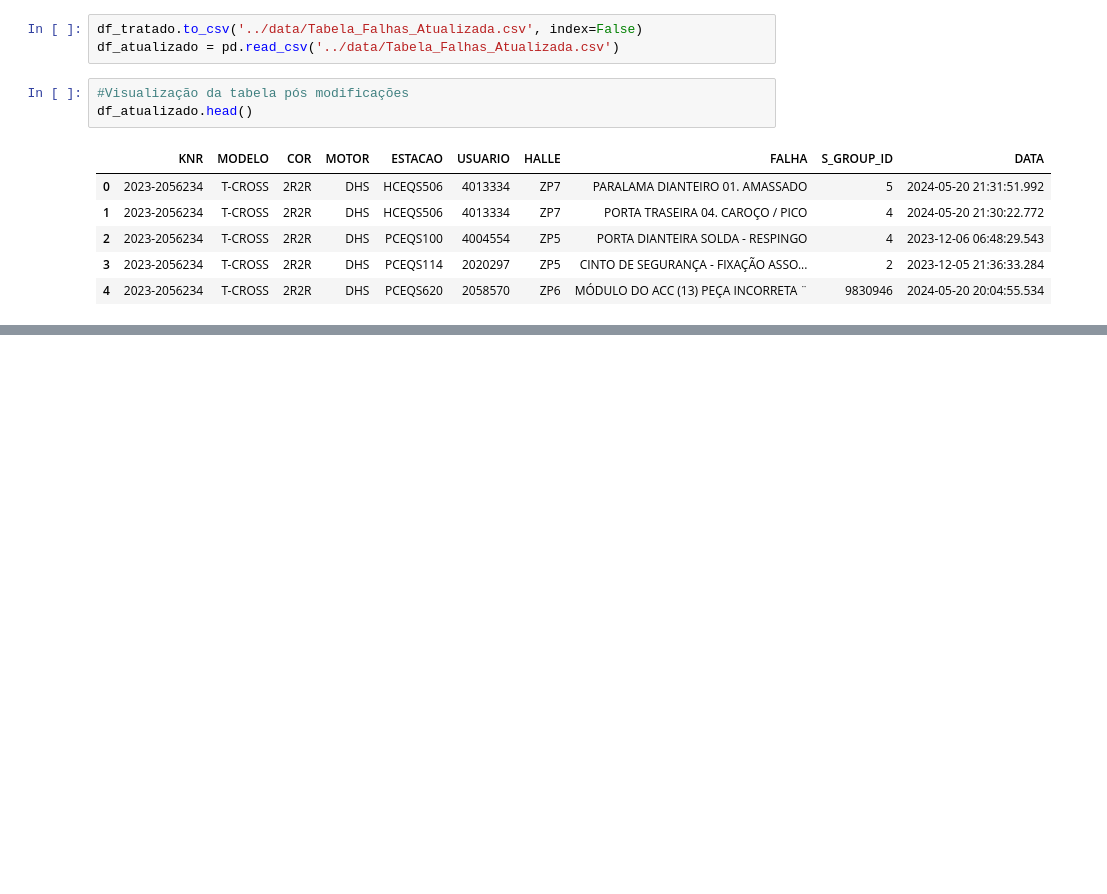
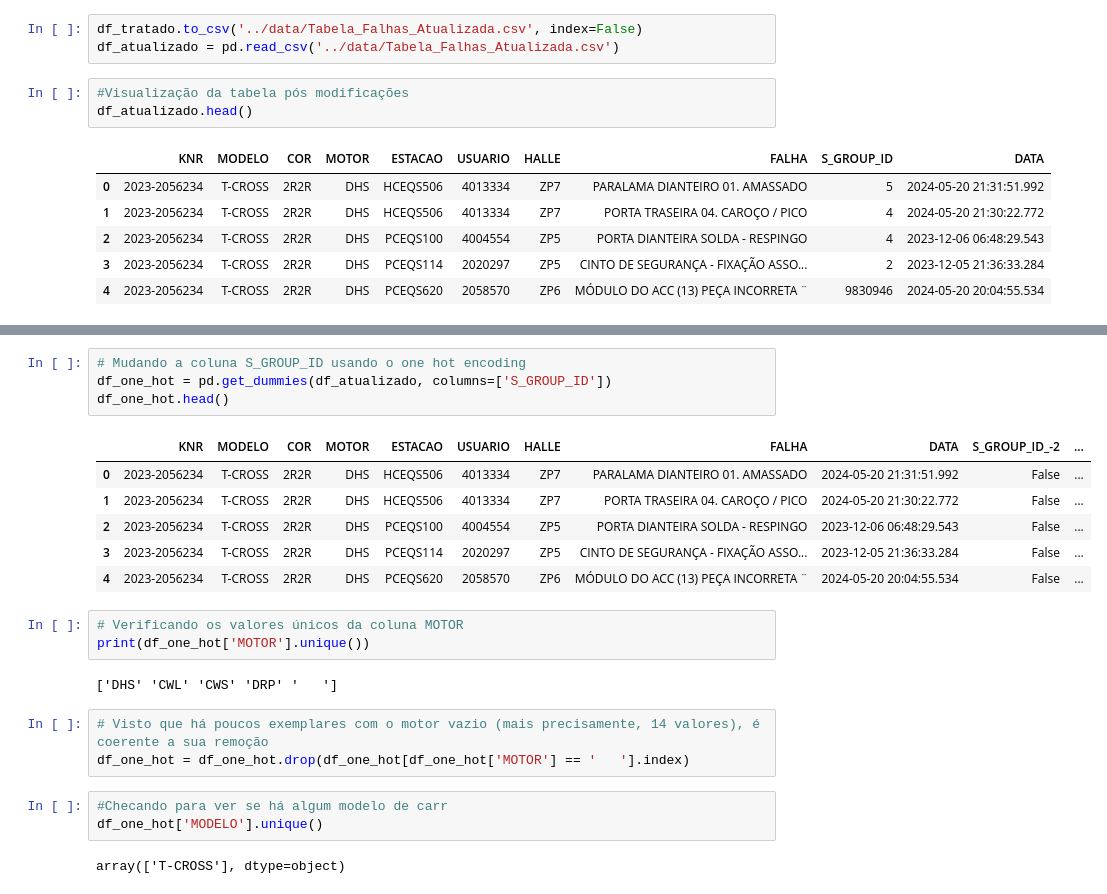
Before and after one commit to Inteli-College/2024-2A-T08-EC07-G01, a Jupyter notebook: src/models/notebooks/exploracao_falhas.ipynb, the cells around one changed output, grey strips where cells are left out. Cells and saved outputs as stored; diff of their text form; blank space fills up the shorter version.

```diff
--- a/src/models/notebooks/exploracao_falhas.ipynb
+++ b/src/models/notebooks/exploracao_falhas.ipynb
@@ -133,0 +149,24 @@ df_atualizado.head()
+# %%
+# Mudando a coluna S_GROUP_ID usando o one hot encoding
+df_one_hot = pd.get_dummies(df_atualizado, columns=['S_GROUP_ID'])
+df_one_hot.head()
+# %% [output]
+|  | KNR | MODELO | COR | MOTOR | ESTACAO | USUARIO | HALLE | FALHA | DATA | S_GROUP_ID_-2 | ... |
+| 0 | 2023-2056234 | T-CROSS | 2R2R | DHS | HCEQS506 | 4013334 | ZP7 | PARALAMA DIANTEIRO 01. AMASSADO | 2024-05-20 21:31:51.992 | False | ... |
+| 1 | 2023-2056234 | T-CROSS | 2R2R | DHS | HCEQS506 | 4013334 | ZP7 | PORTA TRASEIRA 04. CAROÇO / PICO | 2024-05-20 21:30:22.772 | False | ... |
+| 2 | 2023-2056234 | T-CROSS | 2R2R | DHS | PCEQS100 | 4004554 | ZP5 | PORTA DIANTEIRA SOLDA - RESPINGO | 2023-12-06 06:48:29.543 | False | ... |
+| 3 | 2023-2056234 | T-CROSS | 2R2R | DHS | PCEQS114 | 2020297 | ZP5 | CINTO DE SEGURANÇA - FIXAÇÃO ASSO... | 2023-12-05 21:36:33.284 | False | ... |
+| 4 | 2023-2056234 | T-CROSS | 2R2R | DHS | PCEQS620 | 2058570 | ZP6 | MÓDULO DO ACC (13) PEÇA INCORRETA ¨ | 2024-05-20 20:04:55.534 | False | ... |
+# %%
+# Verificando os valores únicos da coluna MOTOR
+print(df_one_hot['MOTOR'].unique())
+# %% [output]
+['DHS' 'CWL' 'CWS' 'DRP' '   ']
+# %%
+# Visto que há poucos exemplares com o motor vazio (mais precisamente, 14 valores), é coerente a sua remoção
+df_one_hot = df_one_hot.drop(df_one_hot[df_one_hot['MOTOR'] == '   '].index)
+# %%
+#Checando para ver se há algum modelo de carr
+df_one_hot['MODELO'].unique()
+# %% [output]
+array(['T-CROSS'], dtype=object)
```
Also changed, not shown: parts of 2 cells of this notebook.
